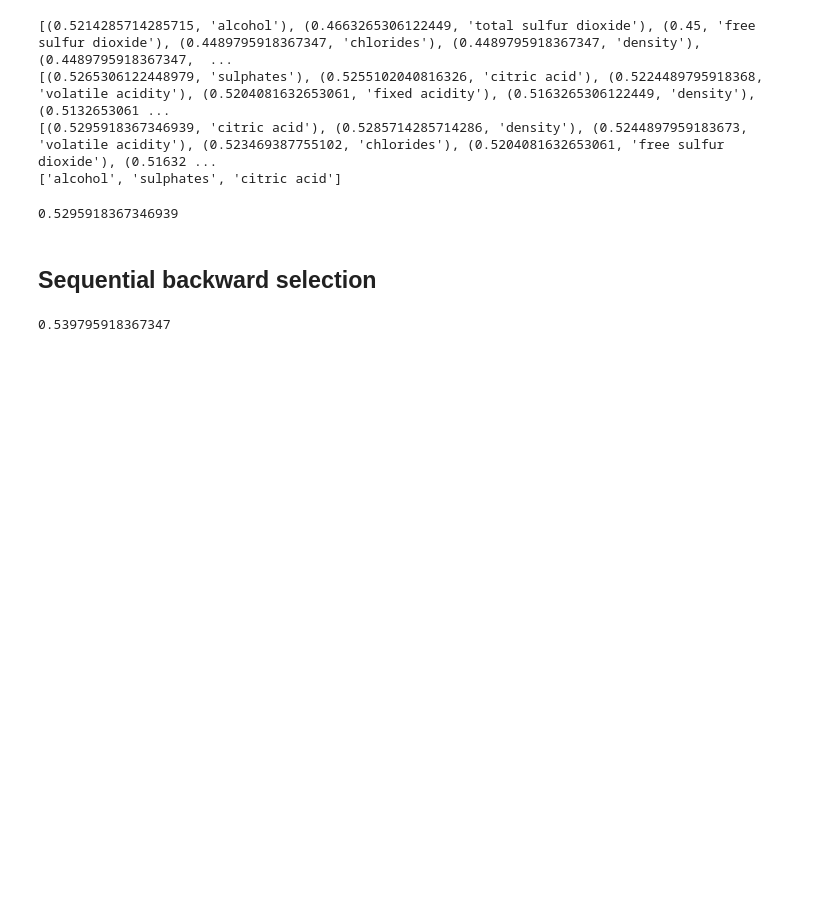
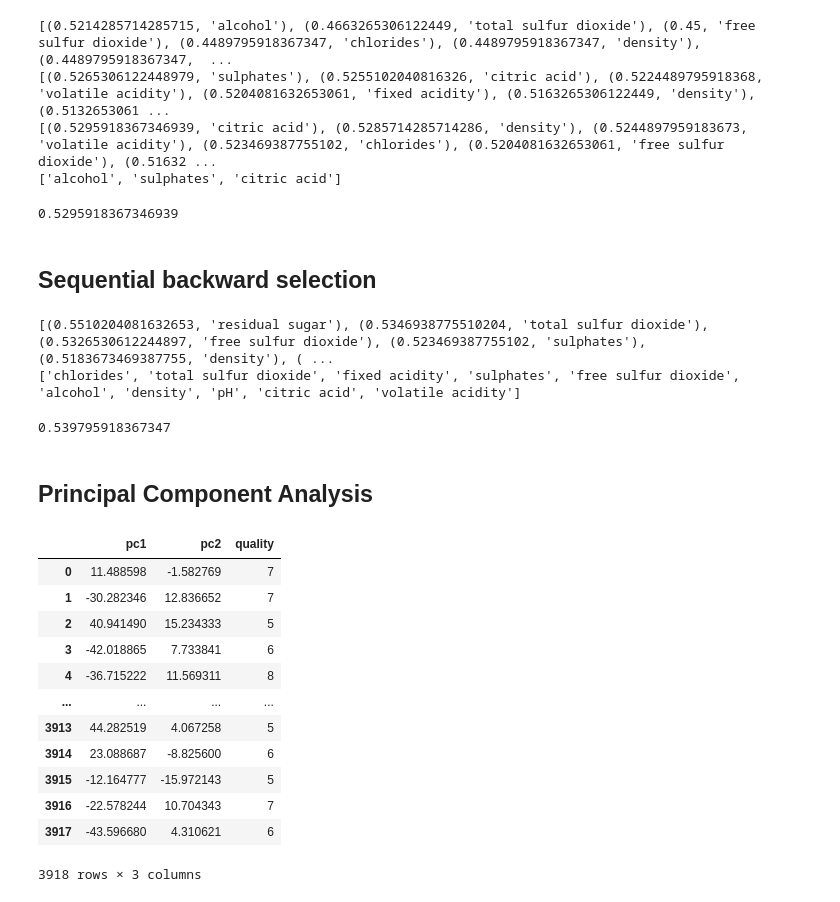
Before and after one commit to Janko-dev/ml_notebooks, a Jupyter notebook: notebooks/dimensionality_reduction.ipynb, the cells around one changed output. Cells and saved outputs as stored; diff of their text form; code cells hidden in the pictures; blank space fills up the shorter version.

```diff
--- a/notebooks/dimensionality_reduction.ipynb
+++ b/notebooks/dimensionality_reduction.ipynb
@@ -107,15 +107,42 @@ for _ in all_features:
     # selection produced the highest accuracy
     max_acc.sort(key=lambda t: t[0], reverse=True)
     # if the feature with the highest accuracy did not increase the previous accuracy, then quit
-    if abs(max_acc[0][0] - prev_acc) > 0.05: continue
+    if max_acc[0][0] < prev_acc: break
     # append feature with highest accuracy
     feature_selection.remove(max_acc[0][1])
     prev_acc = max_acc[0][0]
     print(max_acc)
 
 print(feature_selection)
+# %% [output]
+[(0.5510204081632653, 'residual sugar'), (0.5346938775510204, 'total sulfur dioxide'), (0.5326530612244897, 'free sulfur dioxide'), (0.523469387755102, 'sulphates'), (0.5183673469387755, 'density'), ( ...
+['chlorides', 'total sulfur dioxide', 'fixed acidity', 'sulphates', 'free sulfur dioxide', 'alcohol', 'density', 'pH', 'citric acid', 'volatile acidity']
 # %%
 mlp = MLPClassifier(max_iter=500, hidden_layer_sizes=(16, 8, 8), random_state=42).fit(x_train[feature_selection], y_train)
 mlp.score(x_test[feature_selection], y_test)
 # %% [output]
 0.539795918367347
+# %% [markdown]
+## Principal Component Analysis
+# %%
+from sklearn.decomposition import PCA
+
+pca = PCA(n_components=2).fit(x_train)
+x_train_pca = pca.transform(x_train)
+
+pca_df = pd.concat([pd.DataFrame(x_train_pca, columns=['pc1', 'pc2']), y_train.reset_index(drop=True)], axis=1)
+pca_df
+# %% [output]
+|  | pc1 | pc2 | quality |
+| 0 | 11.488598 | -1.582769 | 7 |
+| 1 | -30.282346 | 12.836652 | 7 |
+| 2 | 40.941490 | 15.234333 | 5 |
+| 3 | -42.018865 | 7.733841 | 6 |
+| 4 | -36.715222 | 11.569311 | 8 |
+| ... | ... | ... | ... |
+| 3913 | 44.282519 | 4.067258 | 5 |
+| 3914 | 23.088687 | -8.825600 | 6 |
+| 3915 | -12.164777 | -15.972143 | 5 |
+| 3916 | -22.578244 | 10.704343 | 7 |
+| 3917 | -43.596680 | 4.310621 | 6 |
+3918 rows × 3 columns
```
Also changed, not shown: parts of 6 cells of this notebook.
